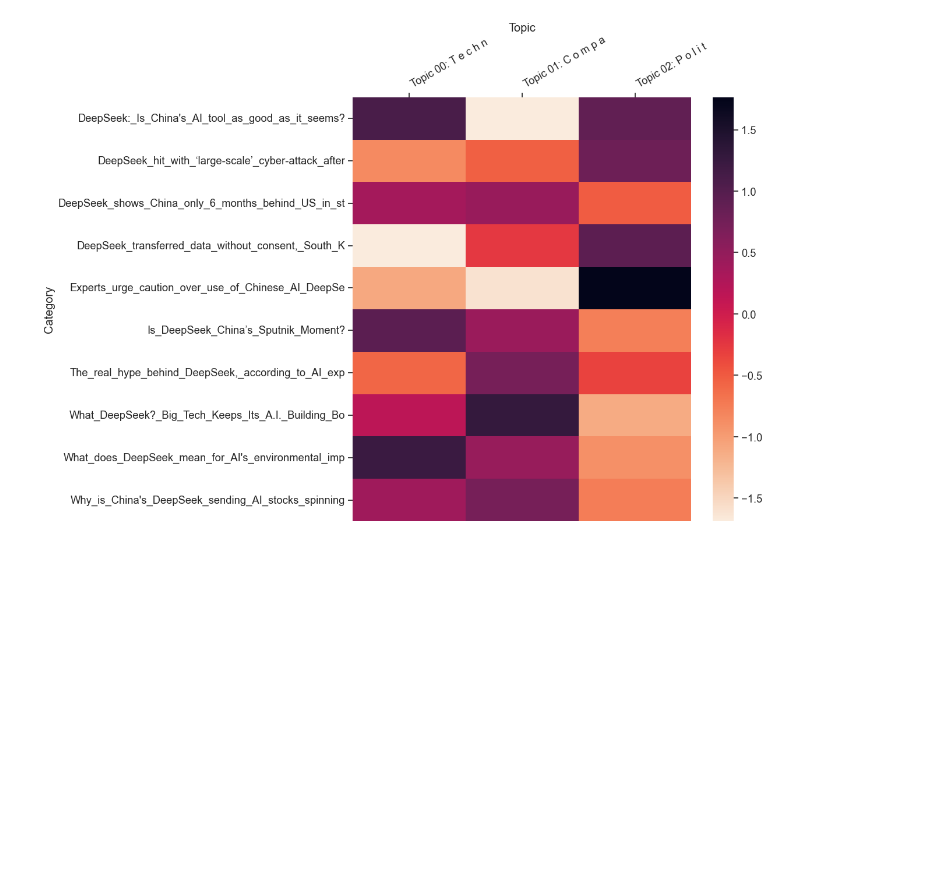
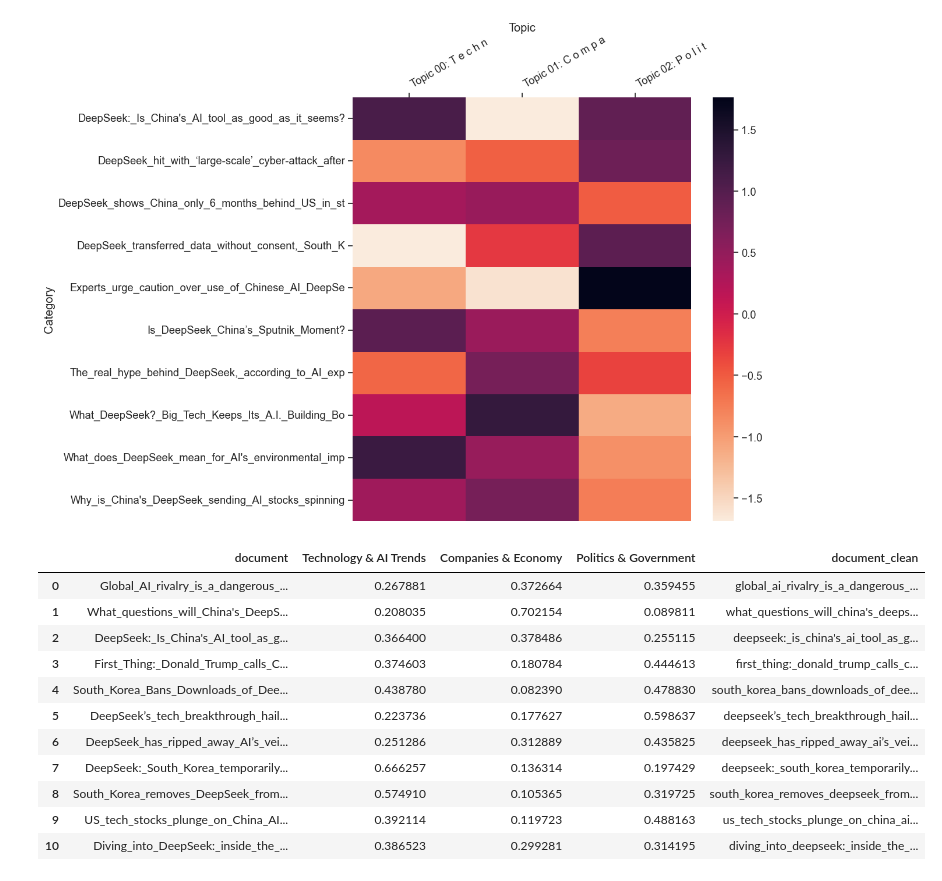
Before and after one commit to LuZhang-lucky/Media_Text_Analysis, a Jupyter notebook: 4_topic_modeling/notebooks/topic_tomotopy.ipynb, the cells around one changed output. Cells and saved outputs as stored; diff of their text form; code cells hidden in the pictures; blank space fills up the shorter version.

```diff
--- a/4_topic_modeling/notebooks/topic_tomotopy.ipynb
+++ b/4_topic_modeling/notebooks/topic_tomotopy.ipynb
@@ -299,3 +353,30 @@ little_mallet_wrapper.plot_categories_by_topics_heatmap(titles,
                                      )
 # %% [output]
 [figure]
+# %%
+import os
+
+# Clean negative titles: remove .txt and lowercase
+negative_titles_clean = [os.path.splitext(name)[0].lower() for name in negative_titles]
+
+# Clean the CSV document column: lowercase
+all_df['document_clean'] = all_df['document'].str.lower()
+
+# Filter
+negative_topics_df = all_df[all_df['document_clean'].isin(negative_titles_clean)].reset_index(drop=True)
+
+# Check
+negative_topics_df
+# %% [output]
+|  | document | Technology & AI Trends | Companies & Economy | Politics & Government | document_clean |
+| 0 | Global_AI_rivalry_is_a_dangerous_... | 0.267881 | 0.372664 | 0.359455 | global_ai_rivalry_is_a_dangerous_... |
+| 1 | What_questions_will_China's_DeepS... | 0.208035 | 0.702154 | 0.089811 | what_questions_will_china's_deeps... |
+| 2 | DeepSeek:_Is_China's_AI_tool_as_g... | 0.366400 | 0.378486 | 0.255115 | deepseek:_is_china's_ai_tool_as_g... |
+| 3 | First_Thing:_Donald_Trump_calls_C... | 0.374603 | 0.180784 | 0.444613 | first_thing:_donald_trump_calls_c... |
+| 4 | South_Korea_Bans_Downloads_of_Dee... | 0.438780 | 0.082390 | 0.478830 | south_korea_bans_downloads_of_dee... |
+| 5 | DeepSeek’s_tech_breakthrough_hail... | 0.223736 | 0.177627 | 0.598637 | deepseek’s_tech_breakthrough_hail... |
+| 6 | DeepSeek_has_ripped_away_AI’s_vei... | 0.251286 | 0.312889 | 0.435825 | deepseek_has_ripped_away_ai’s_vei... |
+| 7 | DeepSeek:_South_Korea_temporarily... | 0.666257 | 0.136314 | 0.197429 | deepseek:_south_korea_temporarily... |
+| 8 | South_Korea_removes_DeepSeek_from... | 0.574910 | 0.105365 | 0.319725 | south_korea_removes_deepseek_from... |
+| 9 | US_tech_stocks_plunge_on_China_AI... | 0.392114 | 0.119723 | 0.488163 | us_tech_stocks_plunge_on_china_ai... |
+| 10 | Diving_into_DeepSeek:_inside_the_... | 0.386523 | 0.299281 | 0.314195 | diving_into_deepseek:_inside_the_... |
```
Also changed, not shown: parts of 13 cells of this notebook, 1 other file.
